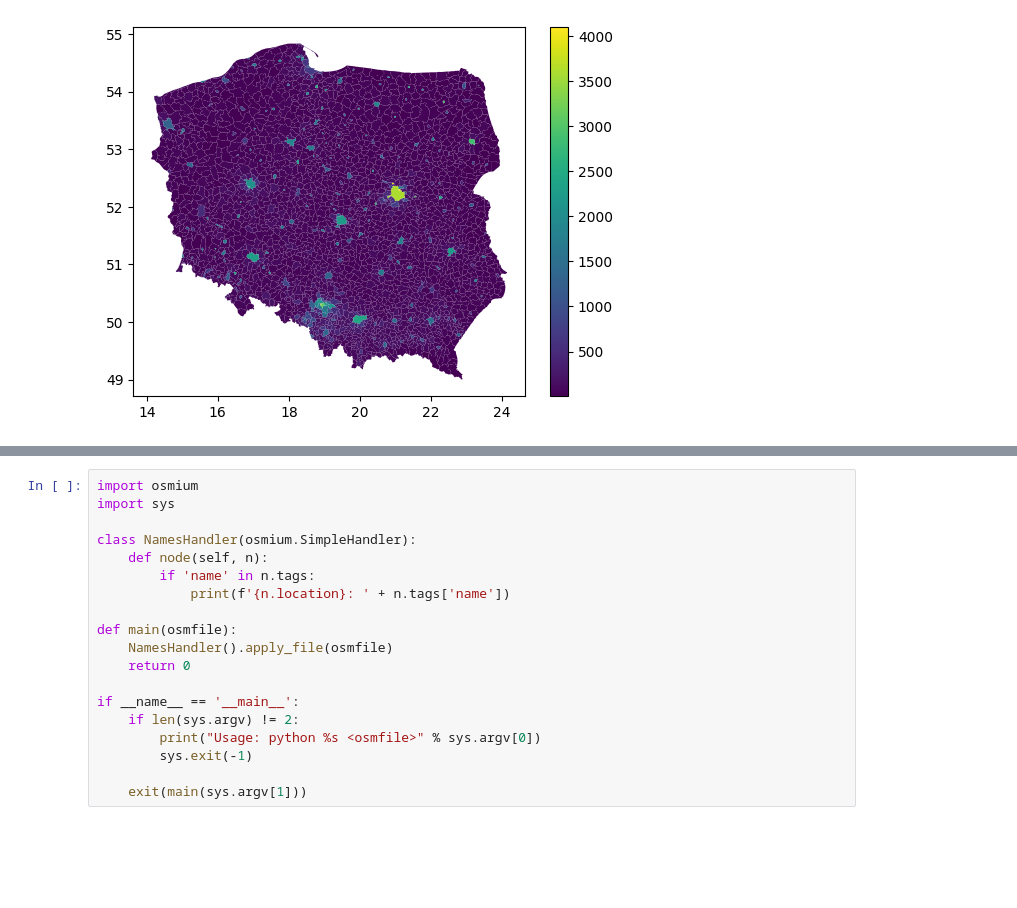
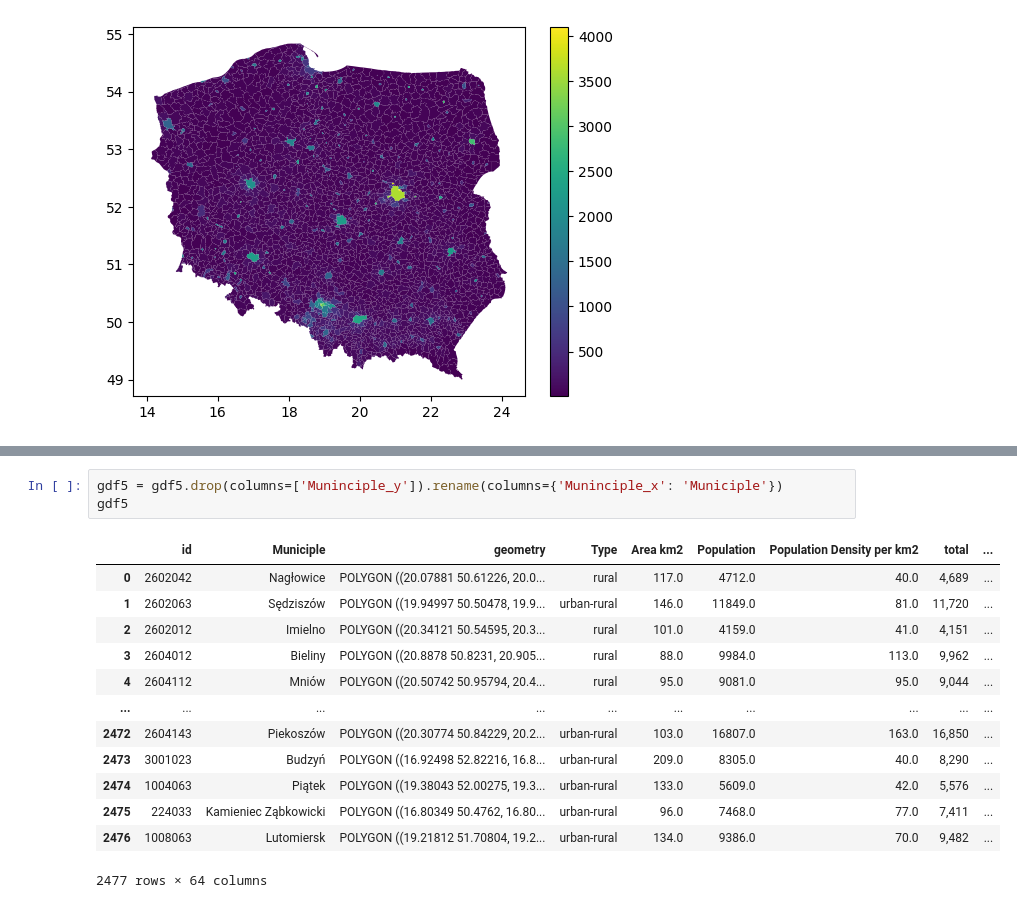
Before and after one commit to alex-kaye-cap/geodemographics-demonstrator, a Jupyter notebook: notebooks/02 population_preprocessing.ipynb, the cells around one changed output, grey strips where cells are left out. Saved outputs shown, nothing was run; the diff lists cells and outputs as text; blank space fills up the shorter version.

```diff
--- a/notebooks/preprocessing.ipynb
+++ b/notebooks/02 population_preprocessing.ipynb
@@ -265,19 +187,17 @@ KeyboardInterrupt:
-# %%
-import osmium
-import sys
-
-class NamesHandler(osmium.SimpleHandler):
-    def node(self, n):
-        if 'name' in n.tags:
-            print(f'{n.location}: ' + n.tags['name'])
-
-def main(osmfile):
-    NamesHandler().apply_file(osmfile)
-    return 0
-
-if __name__ == '__main__':
-    if len(sys.argv) != 2:
-        print("Usage: python %s <osmfile>" % sys.argv[0])
-        sys.exit(-1)
-
-    exit(main(sys.argv[1]))
+# %%
+gdf5 = gdf5.drop(columns=['Muninciple_y']).rename(columns={'Muninciple_x': 'Municiple'})
+gdf5
+# %% [output]
+|  | id | Municiple | geometry | Type | Area km2 | Population | Population Density per km2 | total | ... |
+| 0 | 2602042 | Nagłowice | POLYGON ((20.07881 50.61226, 20.0... | rural | 117.0 | 4712.0 | 40.0 | 4,689 | ... |
+| 1 | 2602063 | Sędziszów | POLYGON ((19.94997 50.50478, 19.9... | urban-rural | 146.0 | 11849.0 | 81.0 | 11,720 | ... |
+| 2 | 2602012 | Imielno | POLYGON ((20.34121 50.54595, 20.3... | rural | 101.0 | 4159.0 | 41.0 | 4,151 | ... |
+| 3 | 2604012 | Bieliny | POLYGON ((20.8878 50.8231, 20.905... | rural | 88.0 | 9984.0 | 113.0 | 9,962 | ... |
+| 4 | 2604112 | Mniów | POLYGON ((20.50742 50.95794, 20.4... | rural | 95.0 | 9081.0 | 95.0 | 9,044 | ... |
+| ... | ... | ... | ... | ... | ... | ... | ... | ... | ... |
+| 2472 | 2604143 | Piekoszów | POLYGON ((20.30774 50.84229, 20.2... | urban-rural | 103.0 | 16807.0 | 163.0 | 16,850 | ... |
+| 2473 | 3001023 | Budzyń | POLYGON ((16.92498 52.82216, 16.8... | urban-rural | 209.0 | 8305.0 | 40.0 | 8,290 | ... |
+| 2474 | 1004063 | Piątek | POLYGON ((19.38043 52.00275, 19.3... | urban-rural | 133.0 | 5609.0 | 42.0 | 5,576 | ... |
+| 2475 | 224033 | Kamieniec Ząbkowicki | POLYGON ((16.80349 50.4762, 16.80... | urban-rural | 96.0 | 7468.0 | 77.0 | 7,411 | ... |
+| 2476 | 1008063 | Lutomiersk | POLYGON ((19.21812 51.70804, 19.2... | urban-rural | 134.0 | 9386.0 | 70.0 | 9,482 | ... |
+2477 rows × 64 columns
```
Also changed, not shown: parts of 4 cells of this notebook, 5 other files.
